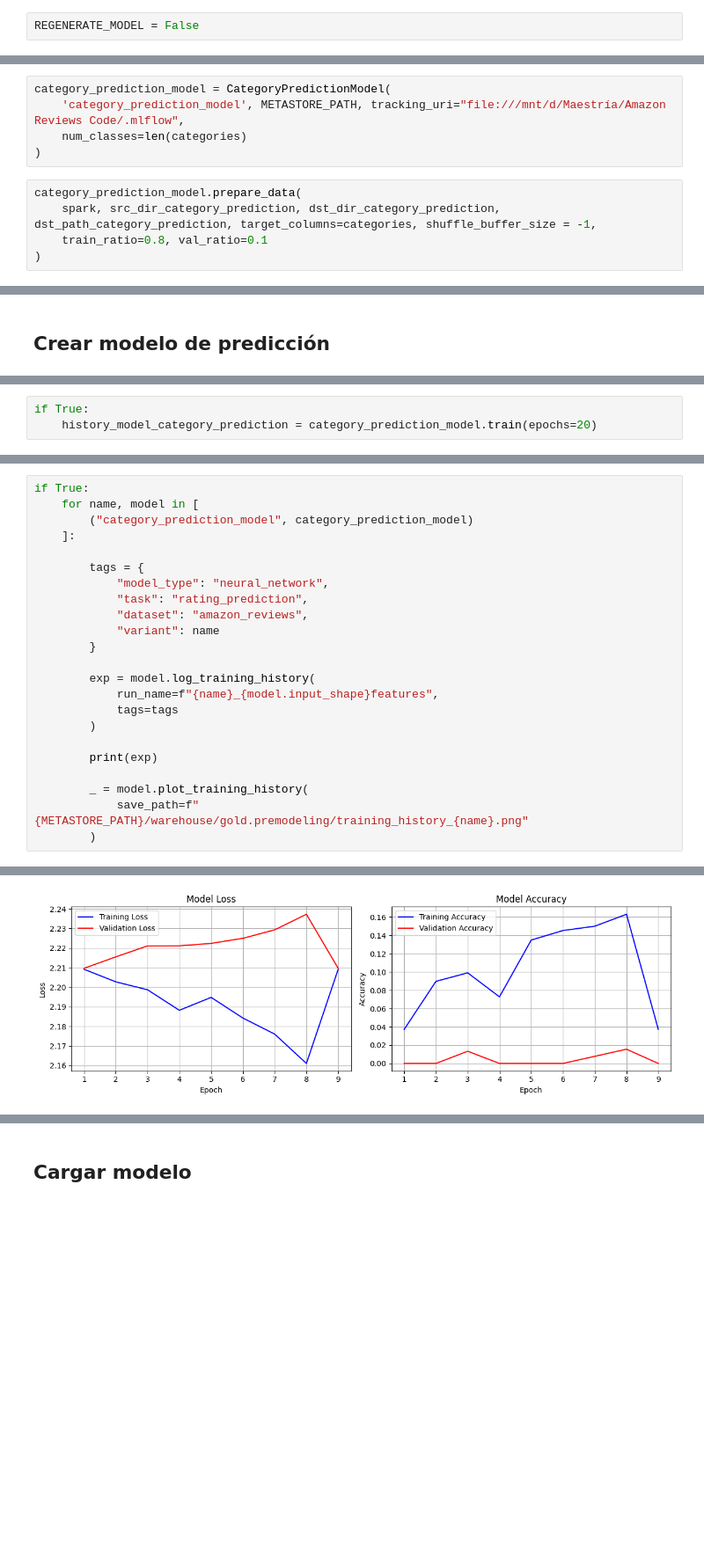
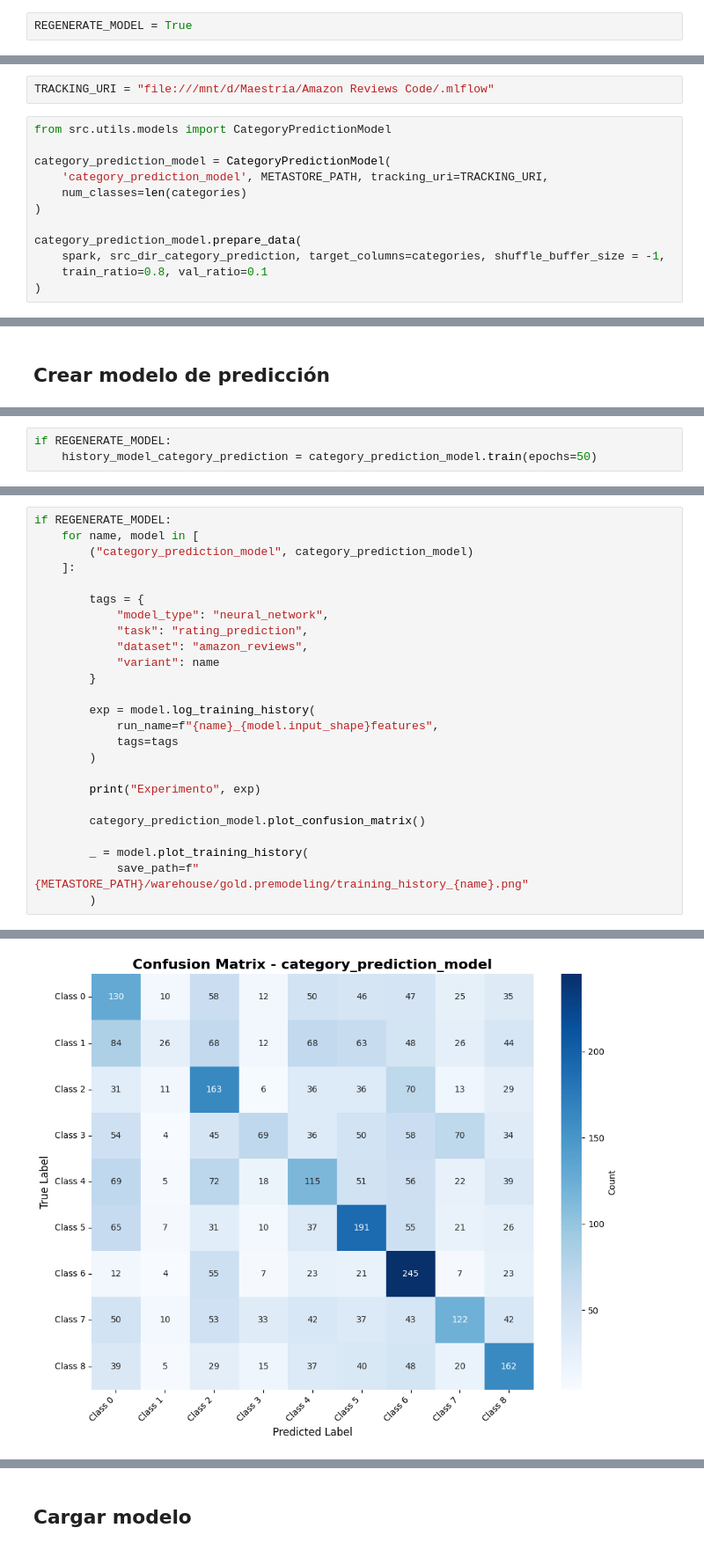
Before and after one commit to UIdealist/products-viability-analysis, a Jupyter notebook: src/gold/training/category_prediction_model.ipynb, the cells around one changed output, grey strips where cells are left out. Shown at 88% size. Saved outputs shown, nothing was run; the diff lists cells and outputs as text; blank space fills up the shorter version.

Commit message:
feat: Organize models prediction flow & optimized data read flow

```diff
--- a/src/gold/training/category_prediction_model.ipynb
+++ b/src/gold/training/category_prediction_model.ipynb
@@ -125,6 +93,6 @@ GOLD_PREMODELING = 'gold.premodeling'
 GOLD_SCHEMA_CLUSTER = 'gold.cluster'
 SCHEMA = 'silver.preprocess'
 # %%
-REGENERATE_MODEL = False
+REGENERATE_MODEL = True
 # %%
 src_dir_category_prediction = f"{METASTORE_PATH}/warehouse/gold.premodeling/final_training_data_category_prediction"
@@ -138,11 +102,15 @@ from src.utils.models import CategoryPredictionModel
 # %%
-category_prediction_model = CategoryPredictionModel(
-    'category_prediction_model', METASTORE_PATH, tracking_uri="file:///mnt/d/Maestría/Amazon Reviews Code/.mlflow",
-    num_classes=len(categories)
-)
+TRACKING_URI = "file:///mnt/d/Maestría/Amazon Reviews Code/.mlflow"
 # %%
+from src.utils.models import CategoryPredictionModel
+
+category_prediction_model = CategoryPredictionModel(
+    'category_prediction_model', METASTORE_PATH, tracking_uri=TRACKING_URI,
+    num_classes=len(categories)
+)
+
 category_prediction_model.prepare_data(
-    spark, src_dir_category_prediction, dst_dir_category_prediction, dst_path_category_prediction, target_columns=categories, shuffle_buffer_size = -1,
+    spark, src_dir_category_prediction, target_columns=categories, shuffle_buffer_size = -1,
     train_ratio=0.8, val_ratio=0.1
 )
 # %% [output]
@@ -180,4 +147,4 @@ Model: "sequential"
 # %%
-if True:
-    history_model_category_prediction = category_prediction_model.train(epochs=20)
+if REGENERATE_MODEL:
+    history_model_category_prediction = category_prediction_model.train(epochs=50)
 # %% [output]
@@ -239,5 +192,5 @@ Epoch 3/20
 # %%
-if True:
+if REGENERATE_MODEL:
     for name, model in [
         ("category_prediction_model", category_prediction_model)
     ]:
@@ -254,7 +207,9 @@ if True:
             tags=tags
         )
 
-        print(exp)
+        print("Experimento", exp)
+
+        category_prediction_model.plot_confusion_matrix()
 
         _ = model.plot_training_history(
             save_path=f"{METASTORE_PATH}/warehouse/gold.premodeling/training_history_{name}.png"
@@ -268 +225 @@ Plot saved to /mnt/d/Maestría/Amazon Reviews Code/data/warehouse/gold.premodeli
-[figure, old version]
+[figure, new version]
```
Also changed, not shown: parts of 13 cells of this notebook, 25 other files.
